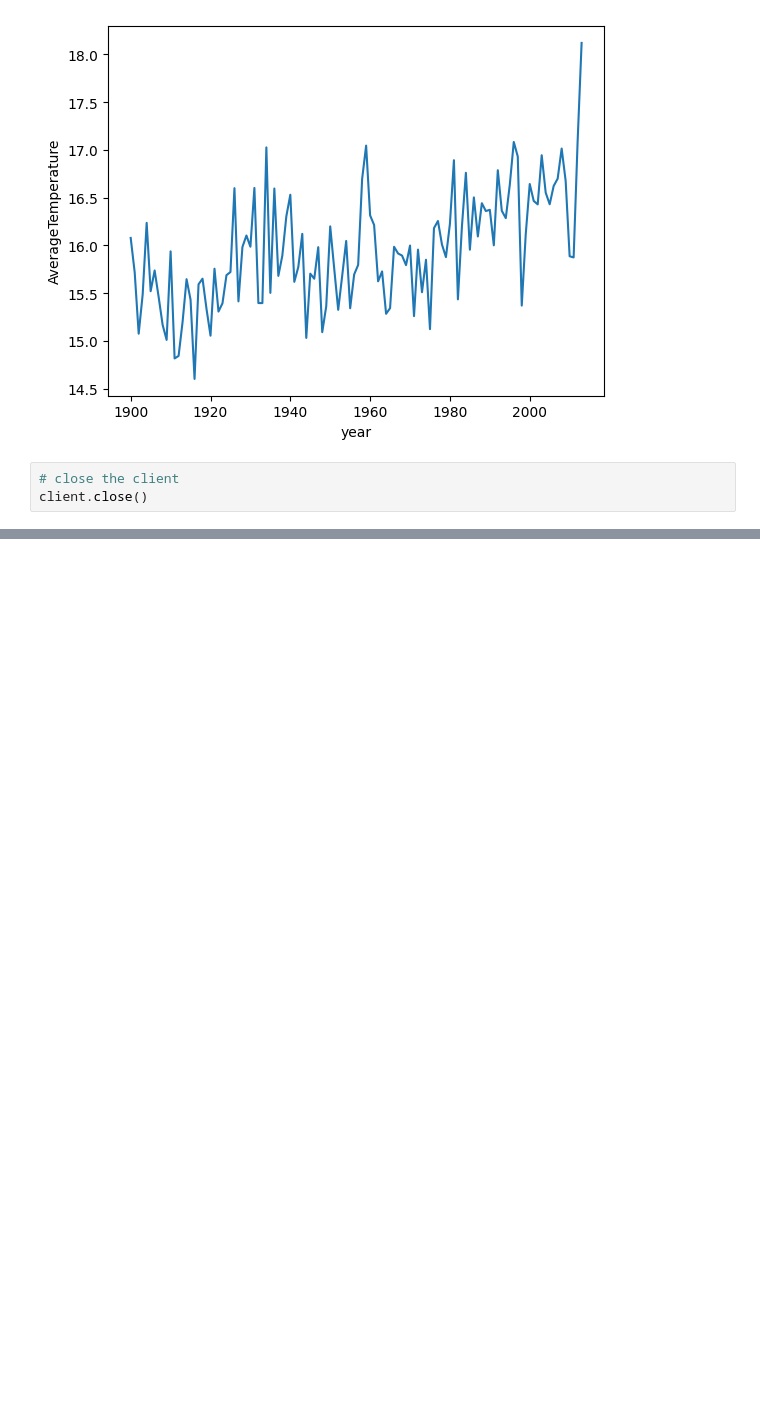
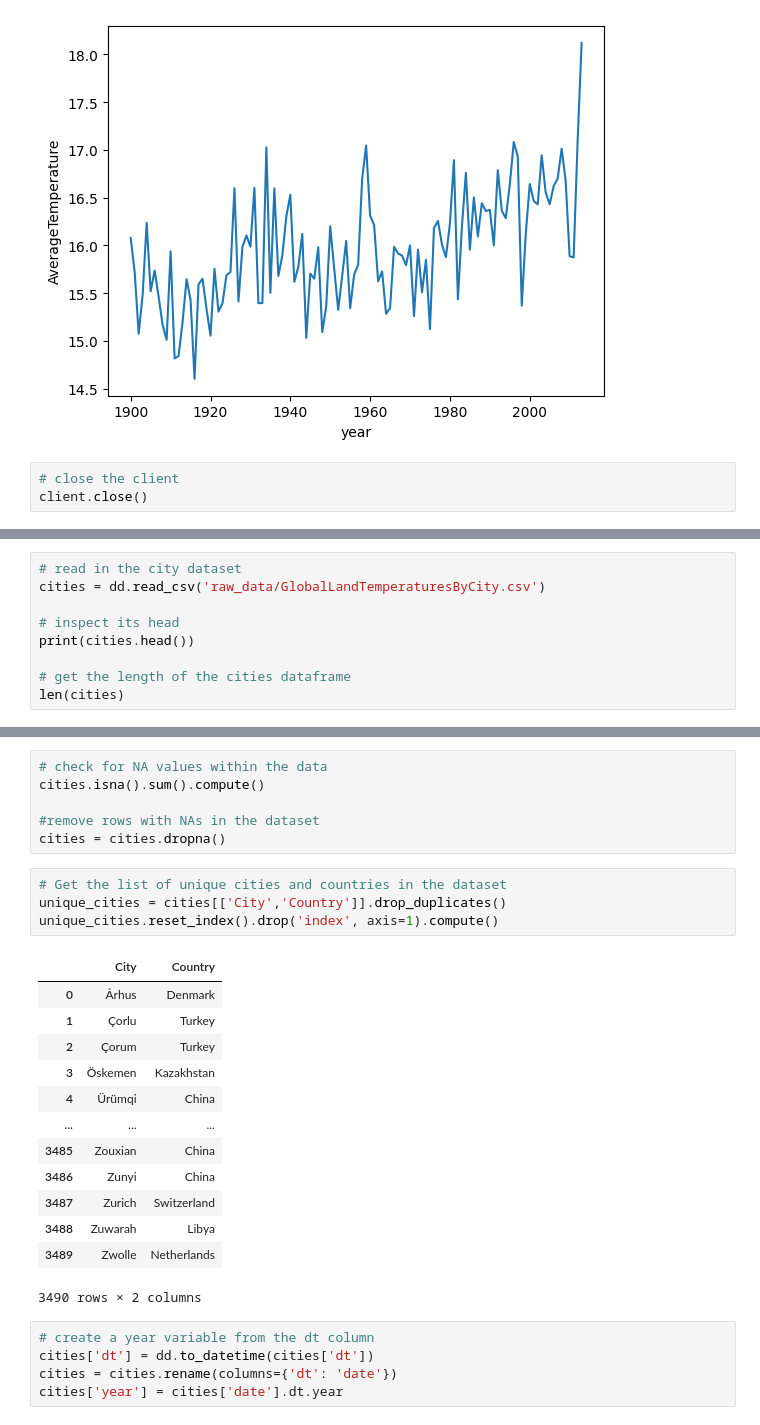
Before and after one commit to nogibjj/global-temperature, a Jupyter notebook: eda.ipynb, the cells around one changed output, grey strips where cells are left out. Saved outputs shown, nothing was run; the diff lists cells and outputs as text; blank space fills up the shorter version.

Commit message:
updated the code to import the larger city dataset

```diff
--- a/eda.ipynb
+++ b/eda.ipynb
@@ -107,0 +138,9 @@ client.close()
+# %%
+# read in the city dataset
+cities = dd.read_csv('raw_data/GlobalLandTemperaturesByCity.csv')
+
+# inspect its head
+print(cities.head())
+
+# get the length of the cities dataframe
+len(cities)
@@ -107,0 +162,29 @@ client.close()
+# %%
+# check for NA values within the data
+cities.isna().sum().compute()
+
+#remove rows with NAs in the dataset
+cities = cities.dropna()
+# %%
+# Get the list of unique cities and countries in the dataset
+unique_cities = cities[['City','Country']].drop_duplicates()
+unique_cities.reset_index().drop('index', axis=1).compute()
+# %% [output]
+|  | City | Country |
+| 0 | Århus | Denmark |
+| 1 | Çorlu | Turkey |
+| 2 | Çorum | Turkey |
+| 3 | Öskemen | Kazakhstan |
+| 4 | Ürümqi | China |
+| ... | ... | ... |
+| 3485 | Zouxian | China |
+| 3486 | Zunyi | China |
+| 3487 | Zurich | Switzerland |
+| 3488 | Zuwarah | Libya |
+| 3489 | Zwolle | Netherlands |
+3490 rows × 2 columns
+# %%
+# create a year variable from the dt column
+cities['dt'] = dd.to_datetime(cities['dt'])
+cities = cities.rename(columns={'dt': 'date'})
+cities['year'] = cities['date'].dt.year
```
Also changed, not shown: parts of 8 cells of this notebook, 2 other files.
